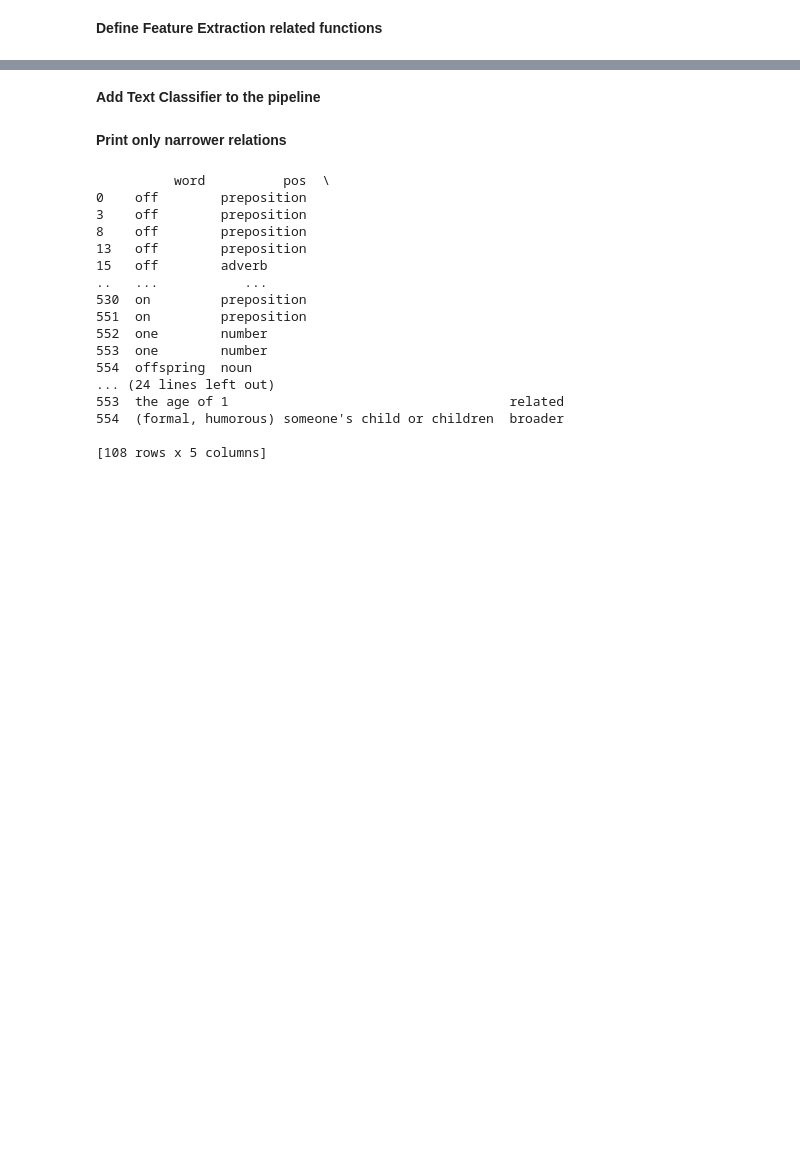
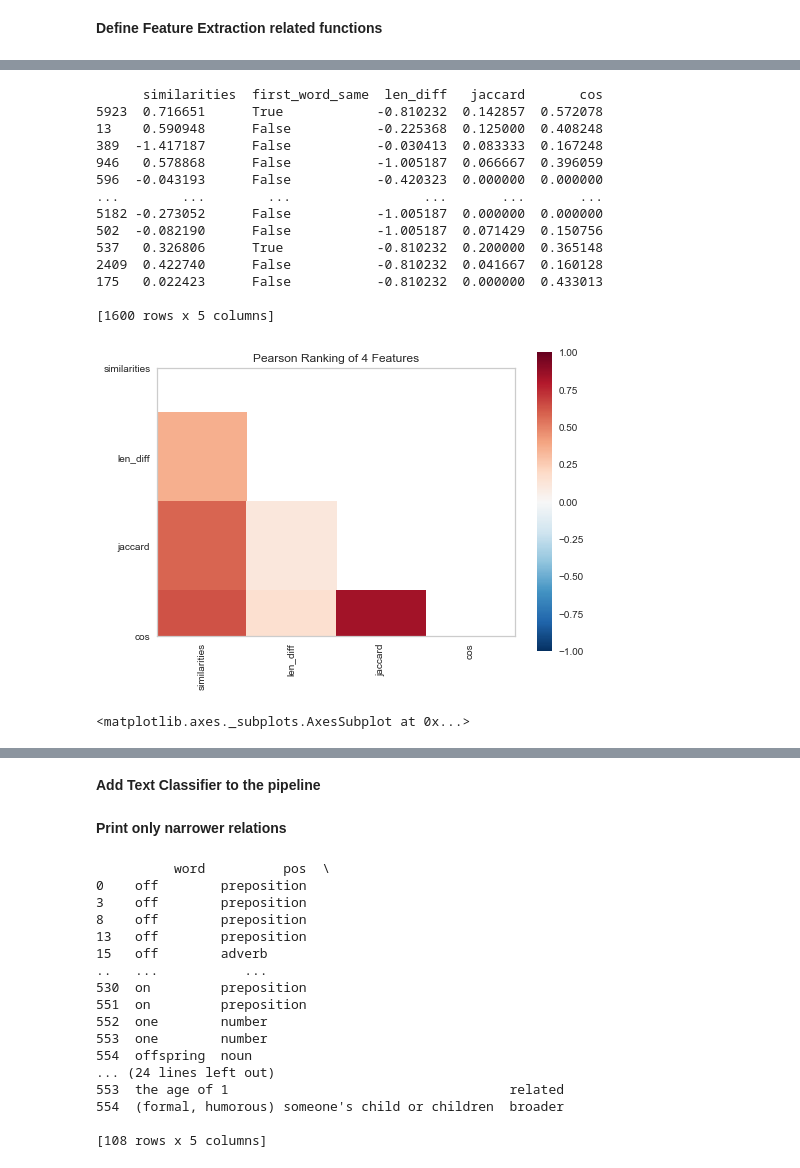
Before and after one commit to acdh-oeaw/elexis_mwsa_model, a Jupyter notebook: Codalab shared task.ipynb, the cells around one changed output, grey strips where cells are left out. Cells and saved outputs as stored; diff of their text form; code cells hidden in the pictures; blank space fills up the shorter version.

```diff
--- a/Codalab shared task.ipynb
+++ b/Codalab shared task.ipynb
@@ -31,7 +38,2 @@ pd.set_option('display.max_colwidth',-1)
 # %% [markdown]
 **LOAD DATA**
-# %%
-folder = '../Documents/ELEXIS/codalab/public_dat/train'
-
-#all_data = pd.read_csv('../Documents/ELEXIS/codalab/public_dat/train/english_kd.tsv',sep='\t', header=None)
-all_data = pd.read_csv(folder + '/' + 'english_nuig.tsv', sep='\t', header=None)
@@ -56,2 +87,4 @@ all_data = pd.read_csv(folder + '/' + 'english_nuig.tsv', sep='\t', header=None)
+# %%
+balanced_en_data = load_and_preprocess()
 # %% [markdown]
 **Define Feature Extraction related functions**
@@ -78,0 +300,2 @@ def load_training_data(folder):
+# %%
+train(all_train_and_testset)
@@ -78,0 +428,42 @@ def load_training_data(folder):
+# %%
+from yellowbrick.classifier import ClassificationReport
+from yellowbrick.features import Rank2D
+from yellowbrick.datasets import load_credit
+
+# Load the credit dataset
+X, y = load_credit()
+
+# Instantiate the visualizer with the Pearson ranking algorithm
+visualizer = Rank2D(algorithm='pearson')
+
+X = all_train_and_testset['pd']['x_trainset']
+print(X)
+X = X[['similarities','len_diff','jaccard','cos']]
+
+visualizer.fit(X, all_train_and_testset['pd']['y_trainset'])
+visualizer.transform(X)
+visualizer.show()
+# Fit the data to the visualizer
+#visualizer.transform(X)        # Transform the data
+#visualizer.show()              # Finalize and render the figure         # Finalize and render the figure
+
+#visualizer = Rank2D(algorithm="pearson")
+#visualizer.fit_transform(all_train_and_testset['pd']['x_trainset'])
+#visualizer.show()
+# %% [output]
+      similarities  first_word_same  len_diff   jaccard       cos
+5923  0.716651      True            -0.810232  0.142857  0.572078
+13    0.590948      False           -0.225368  0.125000  0.408248
+389  -1.417187      False           -0.030413  0.083333  0.167248
+946   0.578868      False           -1.005187  0.066667  0.396059
+596  -0.043193      False           -0.420323  0.000000  0.000000
+...        ...        ...                 ...       ...       ...
+5182 -0.273052      False           -1.005187  0.000000  0.000000
+502  -0.082190      False           -1.005187  0.071429  0.150756
+537   0.326806      True            -0.810232  0.200000  0.365148
+2409  0.422740      False           -0.810232  0.041667  0.160128
+175   0.022423      False           -0.810232  0.000000  0.433013
+
+[1600 rows x 5 columns]
+[figure, added]
+<matplotlib.axes._subplots.AxesSubplot at 0x...>
```
Also changed, not shown: parts of 36 cells of this notebook.
